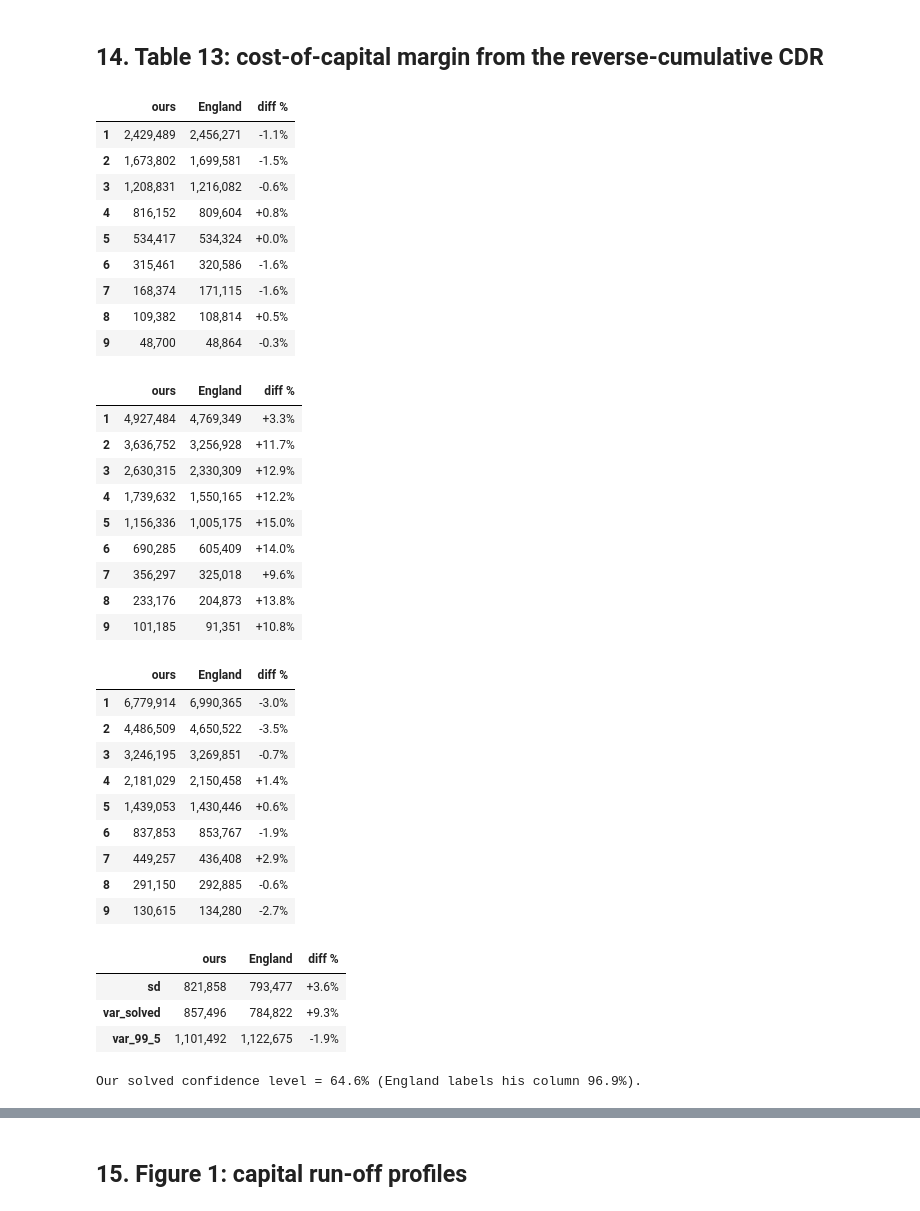
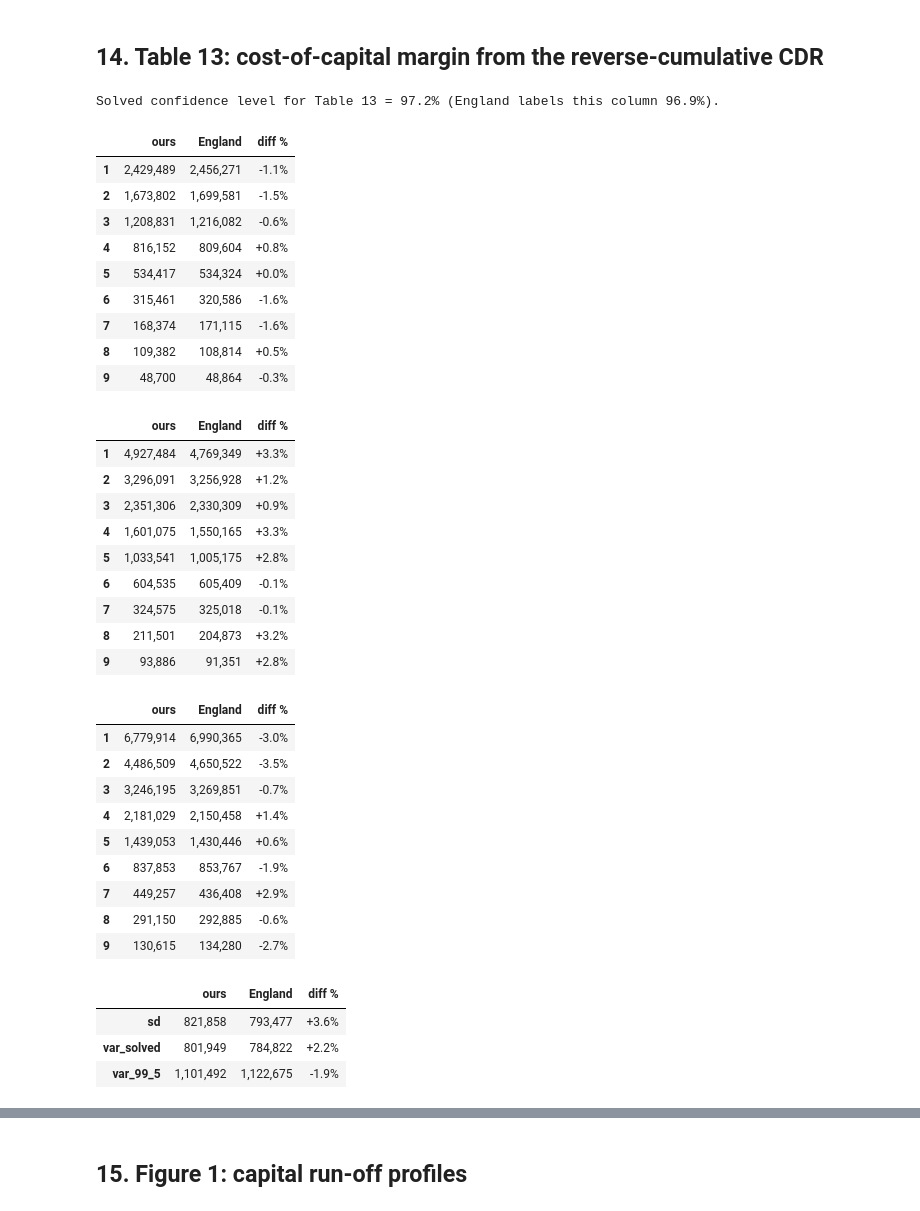
Before and after one commit to problemofpoints/bayesianchainladder, a Jupyter notebook: docs/notebooks/evw_2019_one_year_view.ipynb, the cells around one changed output, grey strips where cells are left out. Saved outputs shown, nothing was run; the diff lists cells and outputs as text; code cells hidden in the pictures.

```diff
--- a/docs/notebooks/evw_2019_one_year_view.ipynb
+++ b/docs/notebooks/evw_2019_one_year_view.ipynb
@@ -809,8 +810,16 @@ Once rescaled, every column here is within Monte Carlo error of England's
 rev = cdr.reverse_cumulative().sum("origin")
 sd_rev = rev.std("sample", ddof=1).values
 
+## England's Table 13 cell solves yet another confidence level, again
+## targeting the opening capital, this time on the period-0 (full lifetime)
+## reverse-cumulative total CDR: `target = CDR_Result["TotalCDR_VAR"][0]`,
+## solved against `RevSum_CDR[0]`. The adverse tail of the CDR is the *low*
+## quantile, so we solve on the negated series -- VAR(-x, p) - mean(-x) =
+## target is algebraically the same as mean(x) - VAR(x, 1-p) = target, the
+## capital convention used throughout this notebook's CDR-based tables.
 x0 = rev.isel(future_period=0).values
-solved_level = equivalent_risk_tolerance(-x0, target, measure="var")
+solved_level = equivalent_risk_tolerance(-x0, opening_capital, measure="var")
+print(f"Solved confidence level for Table 13 = {solved_level * 100:.1f}% (England labels this column 96.9%).")
 
 
 def _cdr_capital(x, level):
@@ -825,49 +834,50 @@ var_rev_995 = np.array(
 )
 
 t13 = ref["table13_coc_risk_margin_reverse_cdr"]
 display(compare(sd_rev, t13["sd_simulated"], periods).style.format(COMPARE_FMT))
-# As in Table 12, England's solved-level column is already a rescaled capital
-# amount; compare it after the same opening-capital rescaling. The 99.5%
-# column is raw and compared directly.
-var_solved_capital = capital_profile(var_rev_solved) * opening_capital
-display(compare(var_solved_capital, t13["var_at_96_9pct"], periods).style.format(COMPARE_FMT))
+display(compare(var_rev_solved, t13["var_at_96_9pct"], periods).style.format(COMPARE_FMT))
 display(compare(var_rev_995, t13["var_at_99_5pct"], periods).style.format(COMPARE_FMT))
 
+# England anchors the sd and solved-VaR margins on var_rev_solved's own
+# period-0 value (his `RM_Initial_Capital_T13`), which by construction
+# equals the opening capital; the fixed-99.5% margin anchors on its own
+# period-0 value instead.
+initial_capital_t13 = var_rev_solved[0]
 margins13 = {
-    "sd": cost_of_capital_risk_margin(opening_capital, capital_profile(sd_rev), 0.06, 0.03, offset=1.0),
-    "var_solved": cost_of_capital_risk_margin(opening_capital, capital_profile(var_rev_solved), 0.06, 0.03, offset=1.0),
+    "sd": cost_of_capital_risk_margin(initial_capital_t13, capital_profile(sd_rev), 0.06, 0.03, offset=1.0),
+    "var_solved": cost_of_capital_risk_margin(initial_capital_t13, capital_profile(var_rev_solved), 0.06, 0.03, offset=1.0),
     "var_99_5": cost_of_capital_risk_margin(var_rev_995[0], capital_profile(var_rev_995), 0.06, 0.03, offset=1.0),
 }
 ref13m = t13["risk_margin"]
 display(
     compare(
         [margins13["sd"]["risk_margin"], margins13["var_solved"]["risk_margin"], margins13["var_99_5"]["risk_margin"]],
         [ref13m["sd"], ref13m["var_96_9"], ref13m["var_99_5"]],
         ["sd", "var_solved", "var_99_5"],
     ).style.format(COMPARE_FMT)
 )
-print(f"Our solved confidence level = {solved_level * 100:.1f}% (England labels his column 96.9%).")
 # %% [output]
+Solved confidence level for Table 13 = 97.2% (England labels this column 96.9%).
 |  | ours | England | diff % |
 | 1 | 2,429,489 | 2,456,271 | -1.1% |
 | 2 | 1,673,802 | 1,699,581 | -1.5% |
 | 3 | 1,208,831 | 1,216,082 | -0.6% |
 | 4 | 816,152 | 809,604 | +0.8% |
 | 5 | 534,417 | 534,324 | +0.0% |
 | 6 | 315,461 | 320,586 | -1.6% |
 | 7 | 168,374 | 171,115 | -1.6% |
 | 8 | 109,382 | 108,814 | +0.5% |
 | 9 | 48,700 | 48,864 | -0.3% |
 |  | ours | England | diff % |
 | 1 | 4,927,484 | 4,769,349 | +3.3% |
-| 2 | 3,636,752 | 3,256,928 | +11.7% |
-| 3 | 2,630,315 | 2,330,309 | +12.9% |
-| 4 | 1,739,632 | 1,550,165 | +12.2% |
-| 5 | 1,156,336 | 1,005,175 | +15.0% |
-| 6 | 690,285 | 605,409 | +14.0% |
-| 7 | 356,297 | 325,018 | +9.6% |
-| 8 | 233,176 | 204,873 | +13.8% |
-| 9 | 101,185 | 91,351 | +10.8% |
+| 2 | 3,296,091 | 3,256,928 | +1.2% |
+| 3 | 2,351,306 | 2,330,309 | +0.9% |
+| 4 | 1,601,075 | 1,550,165 | +3.3% |
+| 5 | 1,033,541 | 1,005,175 | +2.8% |
+| 6 | 604,535 | 605,409 | -0.1% |
+| 7 | 324,575 | 325,018 | -0.1% |
+| 8 | 211,501 | 204,873 | +3.2% |
+| 9 | 93,886 | 91,351 | +2.8% |
 |  | ours | England | diff % |
 | 1 | 6,779,914 | 6,990,365 | -3.0% |
 | 2 | 4,486,509 | 4,650,522 | -3.5% |
@@ -880,9 +890,8 @@ print(f"Our solved confidence level = {solved_level * 100:.1f}% (England labels
 | 9 | 130,615 | 134,280 | -2.7% |
 |  | ours | England | diff % |
 | sd | 821,858 | 793,477 | +3.6% |
-| var_solved | 857,496 | 784,822 | +9.3% |
+| var_solved | 801,949 | 784,822 | +2.2% |
 | var_99_5 | 1,101,492 | 1,122,675 | -1.9% |
-Our solved confidence level = 64.6% (England labels his column 96.9%).
 # %% [markdown]
 **Commentary.** `cdr.reverse_cumulative()` sums each simulated CDR from a
 future period to run-off, so its period-1 value is the full lifetime
```
Also changed, not shown: parts of 4 cells of this notebook, 1 other file.
